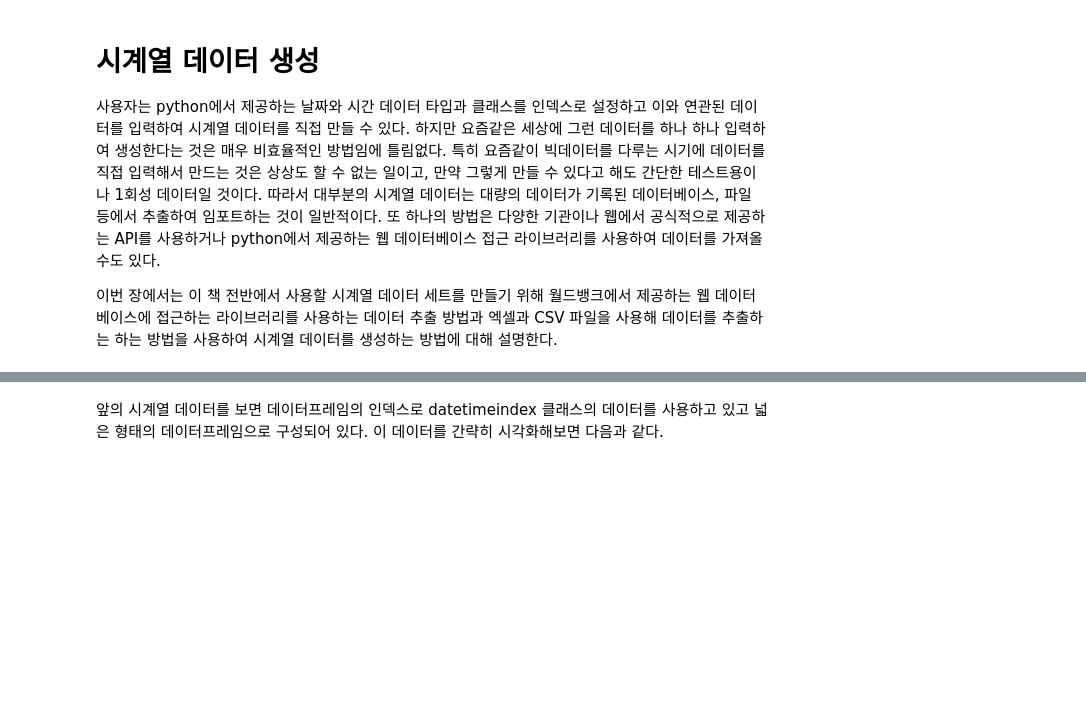
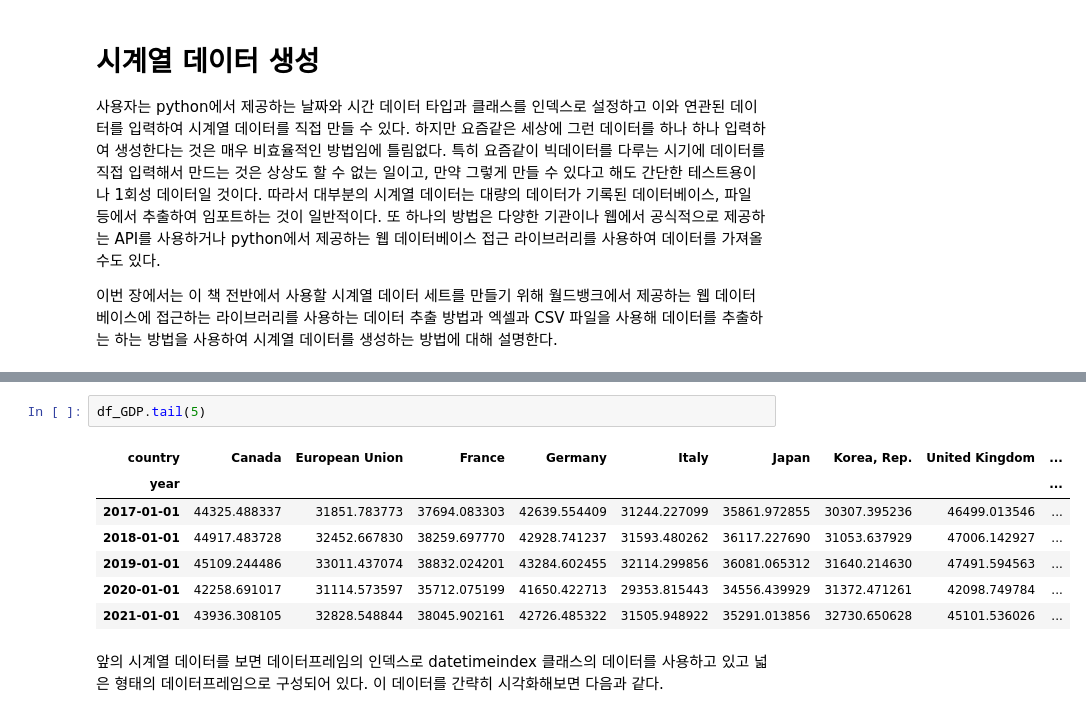
Before and after one commit to 2stndard/time_series_in_python, a Jupyter notebook: chap2/3.data_import.ipynb, the cells around one changed output, grey strips where cells are left out. Saved outputs shown, nothing was run; the diff lists cells and outputs as text; blank space fills up the shorter version.

```diff
--- a/chap2/3.data_import.ipynb
+++ b/chap2/3.data_import.ipynb
@@ -63,3 +79,13 @@ SSLError: HTTPSConnectionPool(host='api.worldbank.org', port=443): Max retries e
+# %%
+df_GDP.tail(5)
+# %% [output]
+| country | Canada | European Union | France | Germany | Italy | Japan | Korea, Rep. | United Kingdom | ... |
+| year |  |  |  |  |  |  |  |  | ... |
+| 2017-01-01 | 44325.488337 | 31851.783773 | 37694.083303 | 42639.554409 | 31244.227099 | 35861.972855 | 30307.395236 | 46499.013546 | ... |
+| 2018-01-01 | 44917.483728 | 32452.667830 | 38259.697770 | 42928.741237 | 31593.480262 | 36117.227690 | 31053.637929 | 47006.142927 | ... |
+| 2019-01-01 | 45109.244486 | 33011.437074 | 38832.024201 | 43284.602455 | 32114.299856 | 36081.065312 | 31640.214630 | 47491.594563 | ... |
+| 2020-01-01 | 42258.691017 | 31114.573597 | 35712.075199 | 41650.422713 | 29353.815443 | 34556.439929 | 31372.471261 | 42098.749784 | ... |
+| 2021-01-01 | 43936.308105 | 32828.548844 | 38045.902161 | 42726.485322 | 31505.948922 | 35291.013856 | 32730.650628 | 45101.536026 | ... |
 # %% [markdown]
 앞의 시계열 데이터를 보면 데이터프레임의 인덱스로 datetimeindex 클래스의 데이터를 사용하고 있고 넓은 형태의 데이터프레임으로 구성되어 있다. 이 데이터를 간략히 시각화해보면 다음과 같다.
 # %%
```
Also changed, not shown: parts of 8 cells of this notebook, 15 other files.
